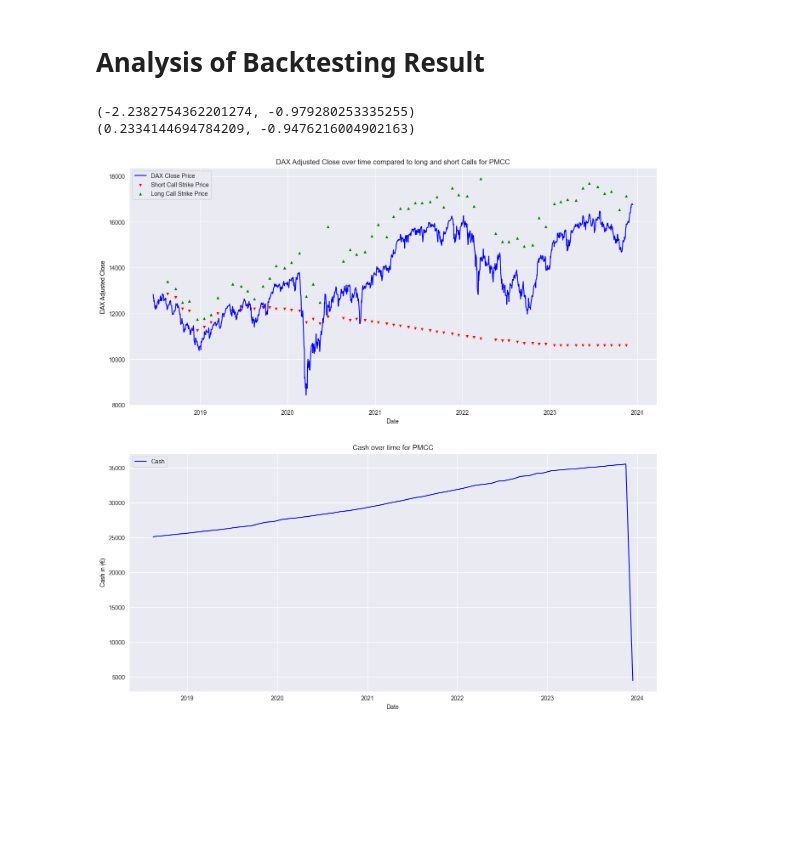
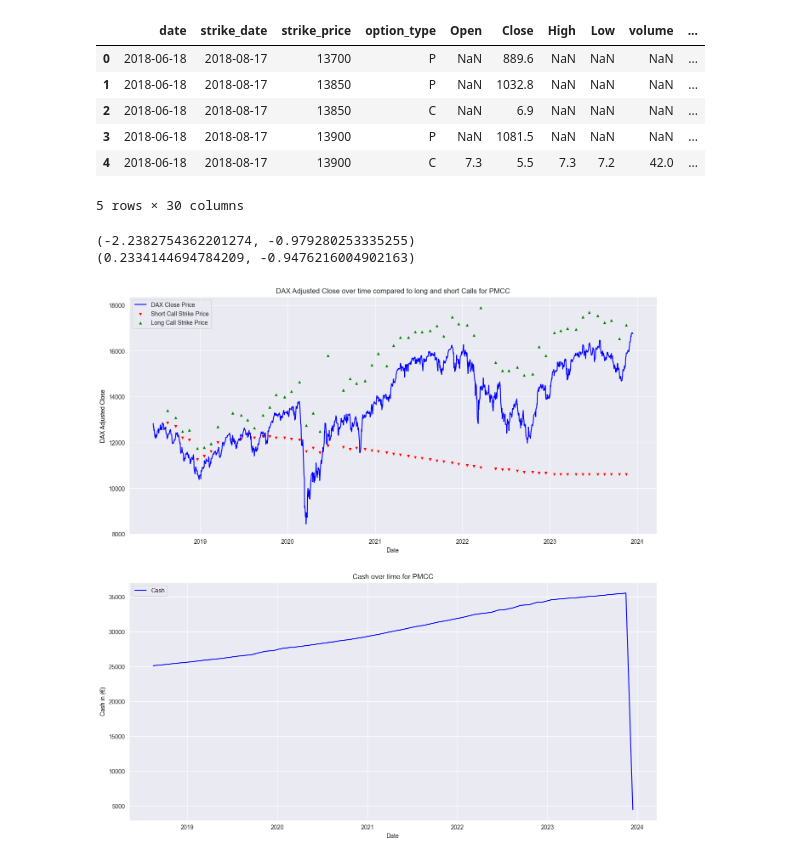
Before and after one commit to emilfunke/backtesting, a Jupyter notebook: friday_trading_call.ipynb, the cells around one changed output. Cells and saved outputs as stored; diff of their text form; code cells hidden in the pictures; blank space fills up the shorter version.

```diff
--- a/friday_trading_call.ipynb
+++ b/friday_trading_call.ipynb
@@ -11,6 +11,16 @@ warnings.filterwarnings("ignore")
 # %%
 backtesting_df = pd.read_excel('./data/backtesting.xlsx')
 dax = pd.read_excel('./data/dax.xlsx')
+# %%
+backtesting_df.head()
+# %% [output]
+|  | date | strike_date | strike_price | option_type | Open | Close | High | Low | volume | ... |
+| 0 | 2018-06-18 | 2018-08-17 | 13700 | P | NaN | 889.6 | NaN | NaN | NaN | ... |
+| 1 | 2018-06-18 | 2018-08-17 | 13850 | P | NaN | 1032.8 | NaN | NaN | NaN | ... |
+| 2 | 2018-06-18 | 2018-08-17 | 13850 | C | NaN | 6.9 | NaN | NaN | NaN | ... |
+| 3 | 2018-06-18 | 2018-08-17 | 13900 | P | NaN | 1081.5 | NaN | NaN | NaN | ... |
+| 4 | 2018-06-18 | 2018-08-17 | 13900 | C | 7.3 | 5.5 | 7.3 | 7.2 | 42.0 | ... |
+5 rows × 30 columns
 # %%
 def call_side(df, dax):
     cash = 25000
@@ -325,8 +371,6 @@ def get_all_candidates(df, type='C'):
     return all_candidates
 # %%
 state_call = call_side(backtesting_df, dax)
-# %% [markdown]
-# Analysis of Backtesting Result
 # %%
 def compute_performance_pairs(state):
     transaction_history_df = pd.DataFrame(state['transaction_history'])
```
Also changed, not shown: parts of 7 cells of this notebook, 1 other file.
